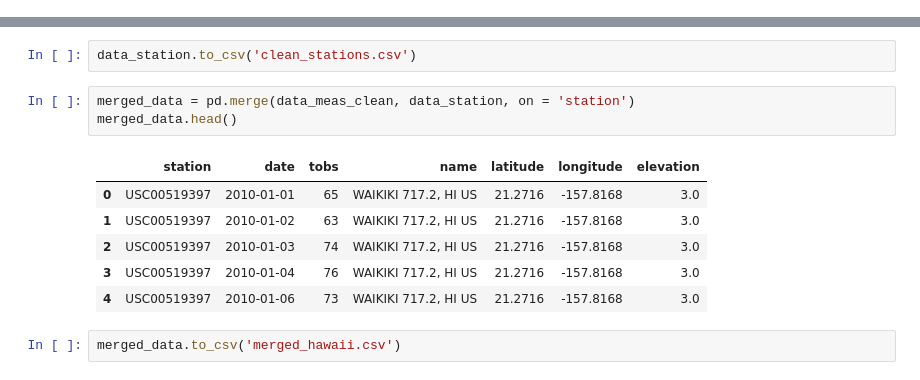
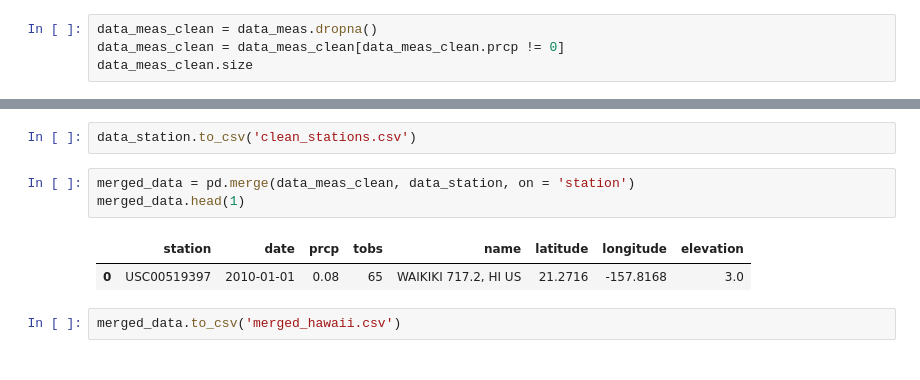
Before and after one commit to mrbalikci/sqlalchemy, a Jupyter notebook: data_engineering.ipynb, the cells around one changed output, grey strips where cells are left out. Drawn from its saved outputs; the diff is of its cells as text.

```diff
--- a/data_engineering.ipynb
+++ b/data_engineering.ipynb
@@ -14,0 +14,4 @@ len(data_meas_clean)
+# %%
+data_meas_clean = data_meas.dropna()
+data_meas_clean = data_meas_clean[data_meas_clean.prcp != 0]
+data_meas_clean.size
@@ -28,13 +33,9 @@ data_station.head()
 data_station.to_csv('clean_stations.csv')
 # %%
 merged_data = pd.merge(data_meas_clean, data_station, on = 'station')
-merged_data.head()
+merged_data.head(1)
 # %% [output]
-|  | station | date | tobs | name | latitude | longitude | elevation |
-| 0 | USC00519397 | 2010-01-01 | 65 | WAIKIKI 717.2, HI US | 21.2716 | -157.8168 | 3.0 |
-| 1 | USC00519397 | 2010-01-02 | 63 | WAIKIKI 717.2, HI US | 21.2716 | -157.8168 | 3.0 |
-| 2 | USC00519397 | 2010-01-03 | 74 | WAIKIKI 717.2, HI US | 21.2716 | -157.8168 | 3.0 |
-| 3 | USC00519397 | 2010-01-04 | 76 | WAIKIKI 717.2, HI US | 21.2716 | -157.8168 | 3.0 |
-| 4 | USC00519397 | 2010-01-06 | 73 | WAIKIKI 717.2, HI US | 21.2716 | -157.8168 | 3.0 |
+|  | station | date | prcp | tobs | name | latitude | longitude | elevation |
+| 0 | USC00519397 | 2010-01-01 | 0.08 | 65 | WAIKIKI 717.2, HI US | 21.2716 | -157.8168 | 3.0 |
 # %%
 merged_data.to_csv('merged_hawaii.csv')
```
Also changed, not shown: parts of 2 cells of this notebook, 2 other files.
